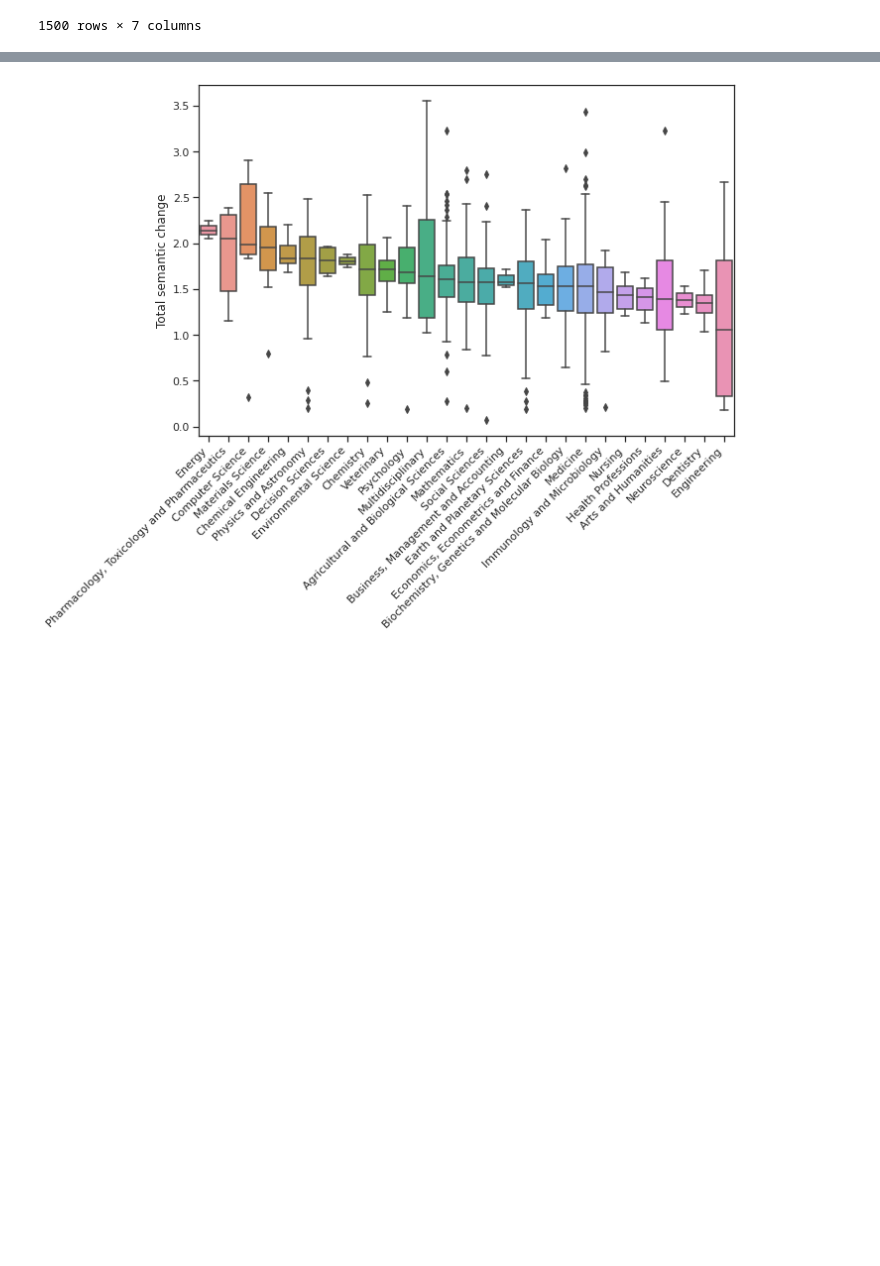
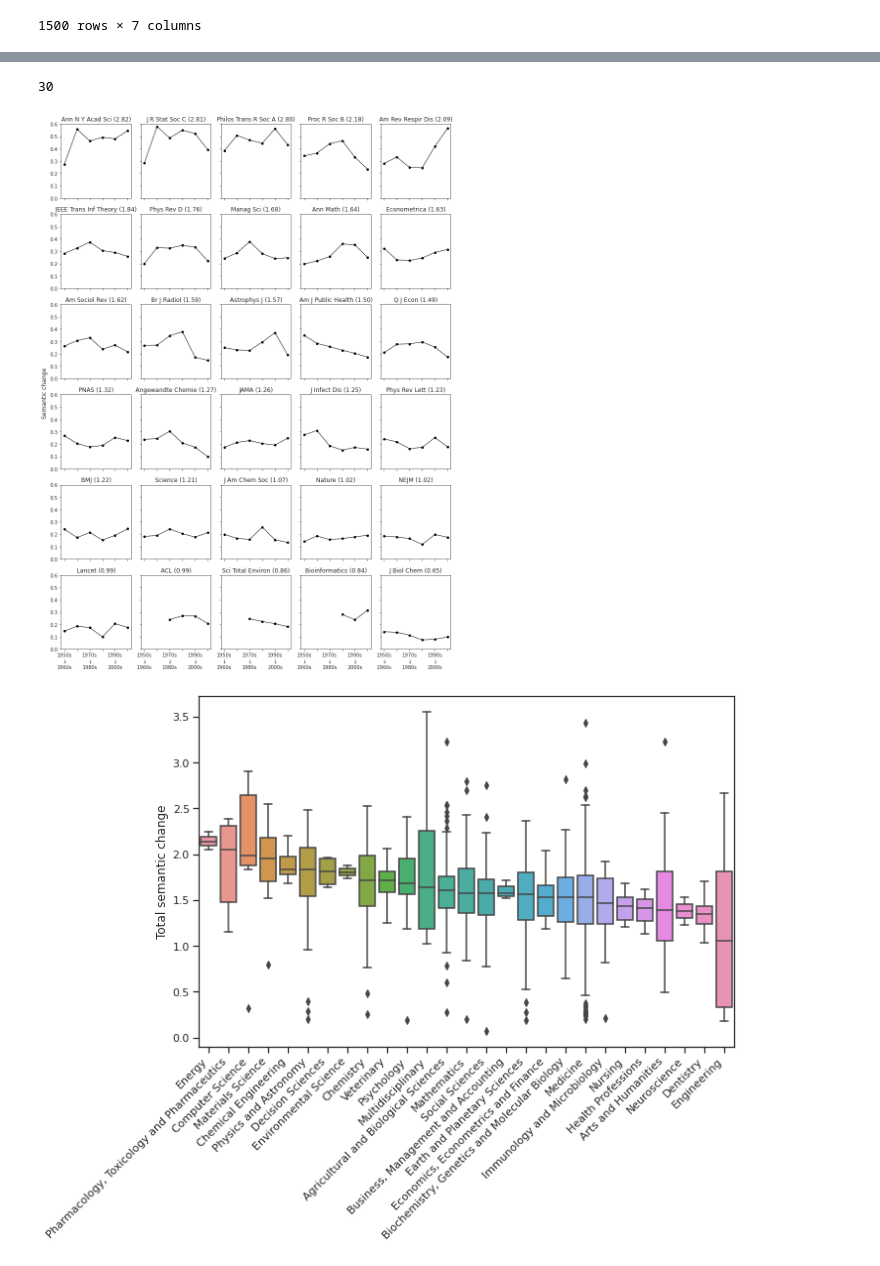
Before and after one commit to netknowledge/diachronic-p2v, a Jupyter notebook: semantic_change/semantic_change_global.ipynb, the cells around one changed output, grey strips where cells are left out. Saved outputs shown, nothing was run; the diff lists cells and outputs as text; code cells hidden in the pictures; blank space fills up the shorter version.

```diff
--- a/semantic_change/semantic_change_global.ipynb
+++ b/semantic_change/semantic_change_global.ipynb
@@ -252,0 +155,15 @@ vid_dist_df
+# %%
+def concat_change_decades():
+    """"""
+    vids = set().union(*[df['vid'].values.tolist() for df in semantic_change_consecutive.values()])
+    decade_col = sorted(semantic_change_consecutive)
+    dec_change = {d: dict(zip(semantic_change_consecutive[d]['vid'], semantic_change_consecutive[d][d])) for d in decade_col}
+    rows = []
+    for v in vids:
+        row = [v, vid_name[v]]
+        row.extend(dec_change[d].get(v, np.nan) for d in decade_col)
+        rows.append(row)
+    return pd.DataFrame(rows, columns=['vid', 'name']+decade_col)
+
+vid_change_df = concat_change_decades()
+vid_change_df.shape
@@ -252,0 +172,2 @@ vid_dist_df
+# %%
+vid_change_df['ConsecChangeSum'] = vid_change_df[sorted(semantic_change_consecutive)].sum(axis=1)
@@ -253,2 +193,56 @@ vid_dist_df
+# %%
+def plot_venue_semantic_change(save=False):
+    """"""
+    venues = [('Annals of the New York Academy of Sciences', 'Ann N Y Acad Sci'),
+              ('Philosophical Transactions of the Royal Society A', 'Philos Trans R Soc A'),
+              ('Proceedings of The Royal Society B: Biological Sciences', 'Proc R Soc B'),
+              ('Journal of The Royal Statistical Society Series C-applied Statistics', 'J R Stat Soc C'),
+              ('The American review of respiratory disease', 'Am Rev Respir Dis'),
+              ('Econometrica', 'Econometrica'),
+              ('Science', 'Science'),
+              ('Nature', 'Nature'),
+              ('Proceedings of the National Academy of Sciences of the United States of America', 'PNAS'),
+              ('The Lancet', 'Lancet'),
+              ('The New England Journal of Medicine', 'NEJM'),
+              ('JAMA', 'JAMA'),
+              ('BMJ', 'BMJ'),
+              ('British Journal of Radiology', 'Br J Radiol'),
+              ('American Journal of Public Health', 'Am J Public Health'),
+              ('Angewandte Chemie', 'Angewandte Chemie'),
+              ('Bioinformatics', 'Bioinformatics'),
+              ('Science of The Total Environment', 'Sci Total Environ'),
+              ('Management Science', 'Manag Sci'),
+              ('Journal of Biological Chemistry', 'J Biol Chem'),
+              ('The Journal of Infectious Diseases', 'J Infect Dis'),
+              ('meeting of the association for computational linguistics', 'ACL'),
+              ('Physical Review Letters', 'Phys Rev Lett'),
+              ('Physical Review D', 'Phys Rev D'),
+              ('The Astrophysical Journal', 'Astrophys J'),
+              ('Journal of the American Chemical Society', 'J Am Chem Soc'),
+              ('Annals of Mathematics', 'Ann Math'),
+              ('Quarterly Journal of Economics', 'Q J Econ'),
+              ('American Sociological Review', 'Am Sociol Rev'),
+              ('IEEE Transactions on Information Theory', 'IEEE Trans Inf Theory')
+             ]
+    venues = [(v, vb, vid_change_df[vid_change_df.name == v].iloc[0]['ConsecChangeSum']) for v, vb in venues]
+    venues = sorted(venues, key=lambda x: x[2], reverse=True)
+    print(len(venues))
+    decade_col = sorted(semantic_change_consecutive)
+    fig, axes = plt.subplots(6, 5, sharex=True, sharey=True, figsize=(12,16))
+    axes = axes.flatten()
+    for (v, vb, t), ax in zip(venues, axes):
+        row = vid_change_df[vid_change_df.name == v].iloc[0]
+        row[decade_col].plot(ax=ax, color='k', ylim=[0,.6], lw=1, xticks=range(0,6), marker='.', markersize=8)
+        ax.set(title=f"{vb} ({t:.2f})", xticklabels=['']*6)
+    axes[25].set(xticklabels=['1950s\n$\downarrow$\n1960s', '', '1970s\n$\downarrow$\n1980s', '', '1990s\n$\downarrow$\n2000s', ''])
+    fig.supylabel('Semantic change')
+    fig.tight_layout()
+    if save:
+        plt.savefig('../figs/venue_aligned_dist_cases.pdf', bbox_inches='tight')
+
+plot_venue_semantic_change(True)
+# %% [output]
+30
+[figure, new version]
 # %%
 def plot_subject_distance_distribution(save=False):
```
Also changed, not shown: parts of 23 cells of this notebook.
